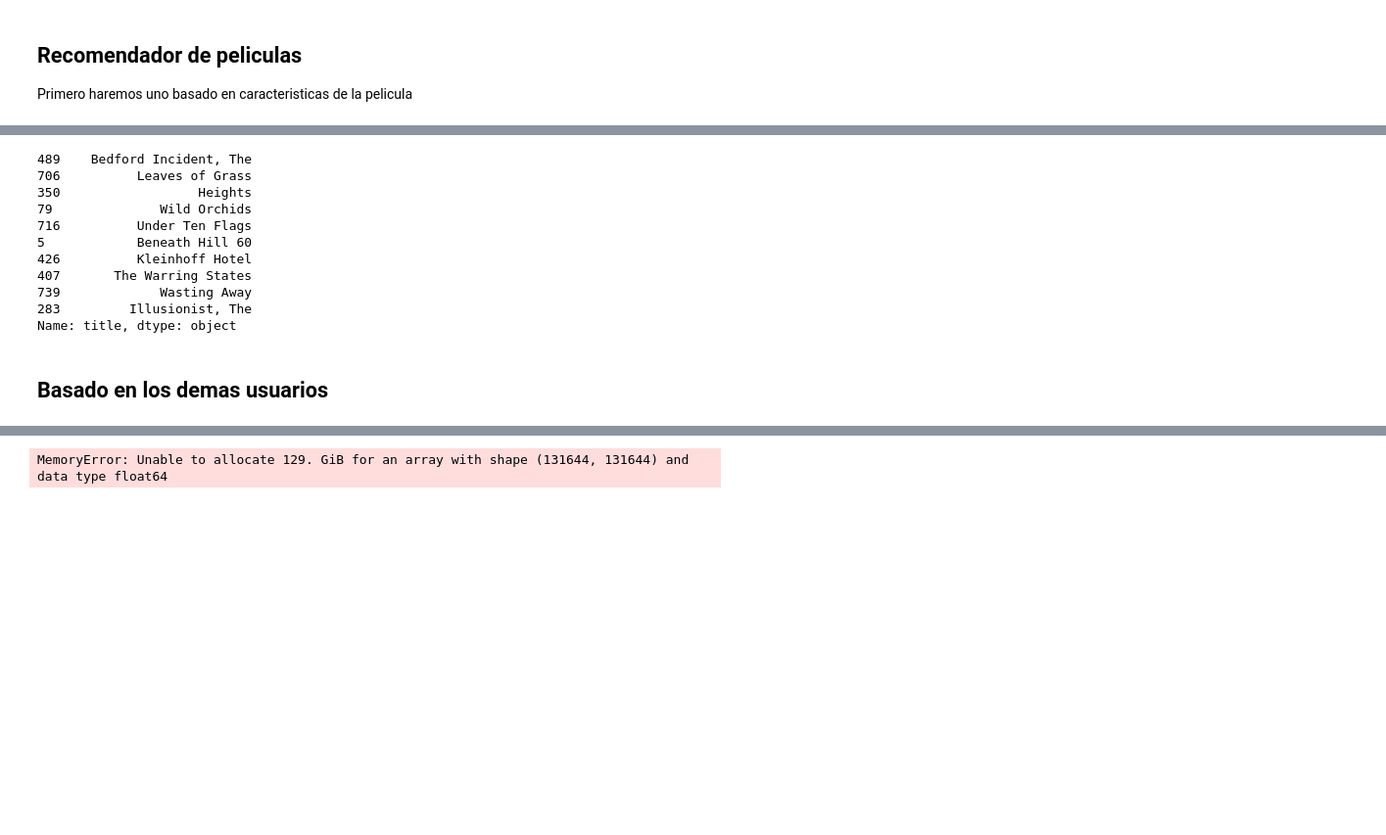
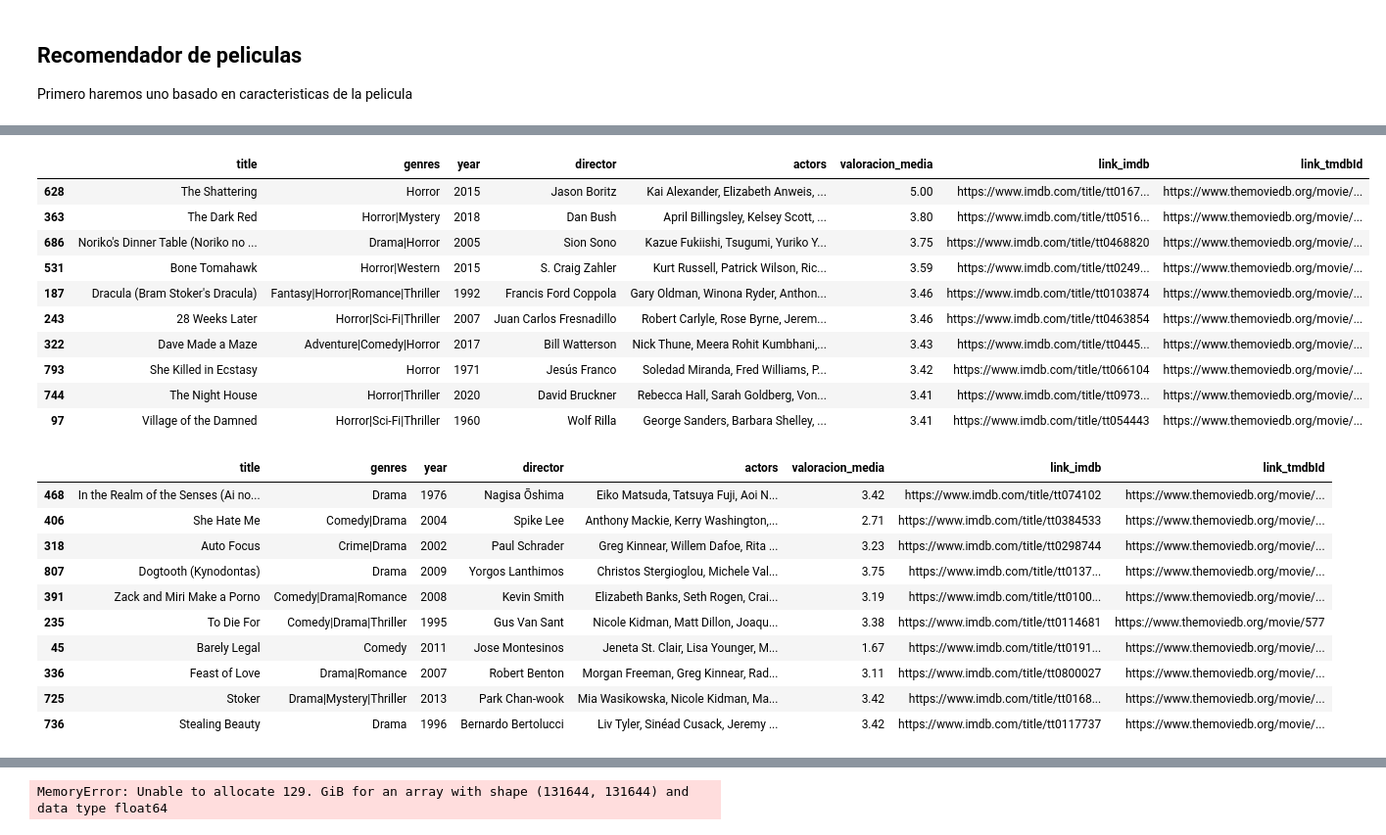
Before and after one commit to joanesMondra/FilmRecommendator, a Jupyter notebook: grupo3/preProcessing.ipynb, the cells around one changed output, grey strips where cells are left out. Shown at 98% size. Cells and saved outputs as stored; diff of their text form; code cells hidden in the pictures; blank space fills up the shorter version.

```diff
--- a/grupo3/preProcessing.ipynb
+++ b/grupo3/preProcessing.ipynb
@@ -527,3 +633,24 @@ Primero haremos uno basado en caracteristicas de la pelicula
+# %%
+#Basado en el genero solamente. Le vamos a recomendar las peliculas de ese genero con mejor valoracion
+def recommend_based_on_genre(genre):
+    df_genre = df[df['genres'].str.contains(genre)]
+    df_genre = df_genre.sort_values('valoracion_media', ascending=False)
+    return df_genre[['title', 'genres', 'year', 'director', 'actors', 'valoracion_media', 'link_imdb', 'link_tmdbId']][:10]
+
+recommendations = recommend_based_on_genre('Horror')
+recommendations
+# %% [output]
+|  | title | genres | year | director | actors | valoracion_media | link_imdb | link_tmdbId |
+| 628 | The Shattering | Horror | 2015 | Jason Boritz | Kai Alexander, Elizabeth Anweis, ... | 5.00 | https://www.imdb.com/title/tt0167... | https://www.themoviedb.org/movie/... |
+| 363 | The Dark Red | Horror|Mystery | 2018 | Dan Bush | April Billingsley, Kelsey Scott, ... | 3.80 | https://www.imdb.com/title/tt0516... | https://www.themoviedb.org/movie/... |
+| 686 | Noriko's Dinner Table (Noriko no ... | Drama|Horror | 2005 | Sion Sono | Kazue Fukiishi, Tsugumi, Yuriko Y... | 3.75 | https://www.imdb.com/title/tt0468820 | https://www.themoviedb.org/movie/... |
+| 531 | Bone Tomahawk | Horror|Western | 2015 | S. Craig Zahler | Kurt Russell, Patrick Wilson, Ric... | 3.59 | https://www.imdb.com/title/tt0249... | https://www.themoviedb.org/movie/... |
+| 187 | Dracula (Bram Stoker's Dracula) | Fantasy|Horror|Romance|Thriller | 1992 | Francis Ford Coppola | Gary Oldman, Winona Ryder, Anthon... | 3.46 | https://www.imdb.com/title/tt0103874 | https://www.themoviedb.org/movie/... |
+| 243 | 28 Weeks Later | Horror|Sci-Fi|Thriller | 2007 | Juan Carlos Fresnadillo | Robert Carlyle, Rose Byrne, Jerem... | 3.46 | https://www.imdb.com/title/tt0463854 | https://www.themoviedb.org/movie/... |
+| 322 | Dave Made a Maze | Adventure|Comedy|Horror | 2017 | Bill Watterson | Nick Thune, Meera Rohit Kumbhani,... | 3.43 | https://www.imdb.com/title/tt0445... | https://www.themoviedb.org/movie/... |
+| 793 | She Killed in Ecstasy | Horror | 1971 | Jesús Franco | Soledad Miranda, Fred Williams, P... | 3.42 | https://www.imdb.com/title/tt066104 | https://www.themoviedb.org/movie/... |
+| 744 | The Night House | Horror|Thriller | 2020 | David Bruckner | Rebecca Hall, Sarah Goldberg, Von... | 3.41 | https://www.imdb.com/title/tt0973... | https://www.themoviedb.org/movie/... |
+| 97 | Village of the Damned | Horror|Sci-Fi|Thriller | 1960 | Wolf Rilla | George Sanders, Barbara Shelley, ... | 3.41 | https://www.imdb.com/title/tt054443 | https://www.themoviedb.org/movie/... |
 # %%
 from sklearn.metrics.pairwise import cosine_similarity
 from sklearn.feature_extraction.text import TfidfVectorizer
@@ -535,28 +662,30 @@ tfidf_matrix = tfidf.fit_transform(df['combined_features'])
 
 cosine_sim = cosine_similarity(tfidf_matrix, tfidf_matrix)
 
-def recommend_movies_based_on_content(movie_title, cosine_sim=cosine_sim):
-    idx = df[df['title'] == movie_title].index[0]
-    sim_scores = list(enumerate(cosine_sim[idx]))
-    sim_scores = sorted(sim_scores, key=lambda x: x[1], reverse=True)
-    sim_scores = sim_scores[1:11] #Hemos hecho que aparezcan las 10 peliculas, por no recomendar todas
-    movie_indices = [i[0] for i in sim_scores]
-    return df['title'].iloc[movie_indices]
+def recommend_movies_based_on_content(movie_title, num_films=10):
+    try:
+        idx = df[df['title'] == movie_title].index[0]
+        sim_scores = list(enumerate(cosine_sim[idx]))
+        sim_scores = sorted(sim_scores, key=lambda x: x[1], reverse=True)
+        sim_scores = sim_scores[1:num_films+1]  # Obtener las películas más similares
+        movie_indices = [i[0] for i in sim_scores]
+        return df[['title', 'genres', 'year', 'director', 'actors', 'valoracion_media', 'link_imdb', 'link_tmdbId']].iloc[movie_indices]
+    except IndexError:
+        return f"No se encontró la película '{movie_title}' en el conjunto de datos."
+
 
 # Probar la función con una película de ejemplo
-recommendations = recommend_movies_based_on_content('Feast of Love')
+recommendations = recommend_movies_based_on_content('Wild Orchids')
 recommendations
 # %% [output]
-489    Bedford Incident, The
-706          Leaves of Grass
-350                  Heights
-79              Wild Orchids
-716          Under Ten Flags
-5            Beneath Hill 60
-426          Kleinhoff Hotel
-407       The Warring States
-739             Wasting Away
-283         Illusionist, The
-Name: title, dtype: object
+|  | title | genres | year | director | actors | valoracion_media | link_imdb | link_tmdbId |
+| 468 | In the Realm of the Senses (Ai no... | Drama | 1976 | Nagisa Ōshima | Eiko Matsuda, Tatsuya Fuji, Aoi N... | 3.42 | https://www.imdb.com/title/tt074102 | https://www.themoviedb.org/movie/... |
+| 406 | She Hate Me | Comedy|Drama | 2004 | Spike Lee | Anthony Mackie, Kerry Washington,... | 2.71 | https://www.imdb.com/title/tt0384533 | https://www.themoviedb.org/movie/... |
+| 318 | Auto Focus | Crime|Drama | 2002 | Paul Schrader | Greg Kinnear, Willem Dafoe, Rita ... | 3.23 | https://www.imdb.com/title/tt0298744 | https://www.themoviedb.org/movie/... |
+| 807 | Dogtooth (Kynodontas) | Drama | 2009 | Yorgos Lanthimos | Christos Stergioglou, Michele Val... | 3.75 | https://www.imdb.com/title/tt0137... | https://www.themoviedb.org/movie/... |
+| 391 | Zack and Miri Make a Porno | Comedy|Drama|Romance | 2008 | Kevin Smith | Elizabeth Banks, Seth Rogen, Crai... | 3.19 | https://www.imdb.com/title/tt0100... | https://www.themoviedb.org/movie/... |
+| 235 | To Die For | Comedy|Drama|Thriller | 1995 | Gus Van Sant | Nicole Kidman, Matt Dillon, Joaqu... | 3.38 | https://www.imdb.com/title/tt0114681 | https://www.themoviedb.org/movie/577 |
+| 45 | Barely Legal | Comedy | 2011 | Jose Montesinos | Jeneta St. Clair, Lisa Younger, M... | 1.67 | https://www.imdb.com/title/tt0191... | https://www.themoviedb.org/movie/... |
+| 336 | Feast of Love | Drama|Romance | 2007 | Robert Benton | Morgan Freeman, Greg Kinnear, Rad... | 3.11 | https://www.imdb.com/title/tt0800027 | https://www.themoviedb.org/movie/... |
+| 725 | Stoker | Drama|Mystery|Thriller | 2013 | Park Chan-wook | Mia Wasikowska, Nicole Kidman, Ma... | 3.42 | https://www.imdb.com/title/tt0168... | https://www.themoviedb.org/movie/... |
+| 736 | Stealing Beauty | Drama | 1996 | Bernardo Bertolucci | Liv Tyler, Sinéad Cusack, Jeremy ... | 3.42 | https://www.imdb.com/title/tt0117737 | https://www.themoviedb.org/movie/... |
-# %% [markdown]
-## Basado en los demas usuarios
```
Also changed, not shown: parts of 33 cells of this notebook, 1 other file.
